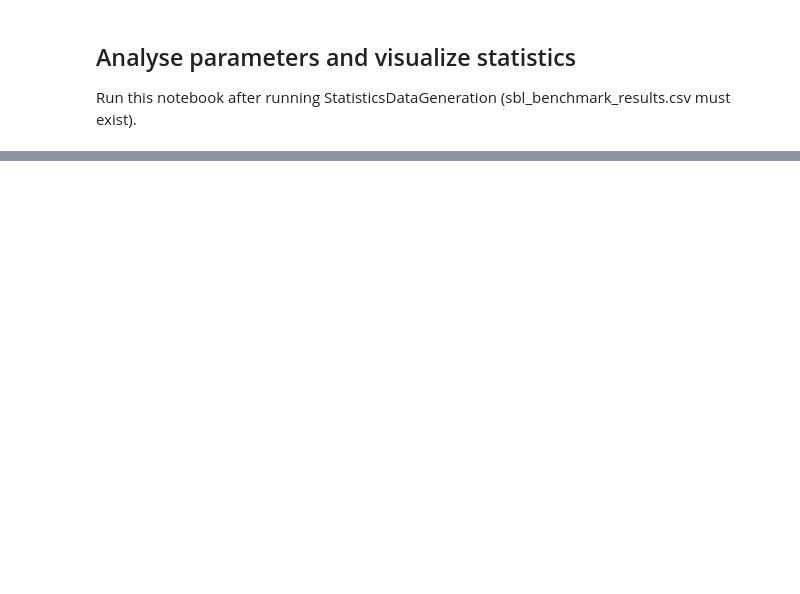
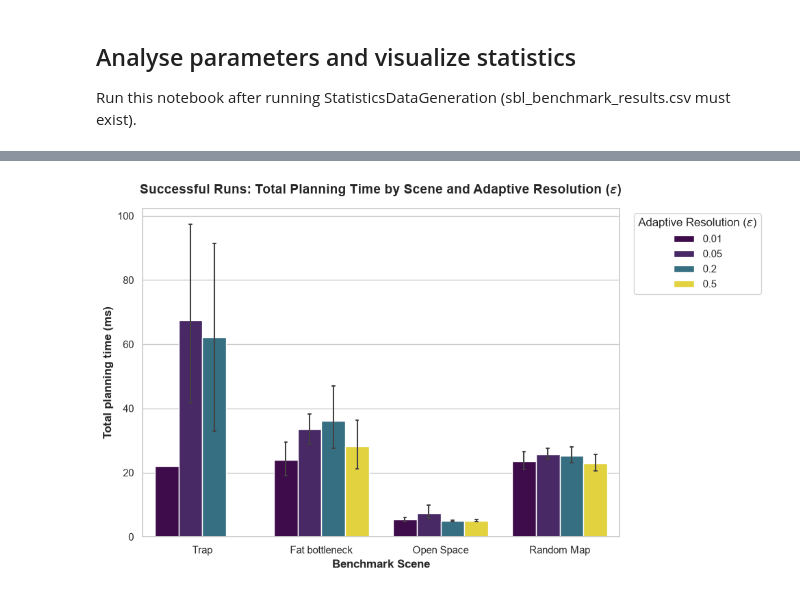
Before and after one commit to gabrielle-me/ikp-sbl, a Jupyter notebook: notebooks/ParametersStats.ipynb, the cells around one changed output, grey strips where cells are left out. Drawn from its saved outputs; the diff is of its cells as text; code cells hidden in the pictures; blank space fills up the shorter version.

```diff
--- a/notebooks/ParametersStats.ipynb
+++ b/notebooks/ParametersStats.ipynb
@@ -98,0 +154,36 @@ plt.show()
+# %%
+# Filter for successful runs
+success_df = df[df["Success"] == True].copy()
+
+# Convert to ms
+success_df["Plan_Time_ms"] = success_df["Plan_Time"] * 1000
+
+# 3. Set up plot theme
+plt.figure(figsize=(10, 6))
+sns.set_theme(style="whitegrid")
+
+# 4. Plot Planning Time grouped by Scene and Epsilon
+# Seaborn calculates mean success rate and adds error bars across all configs with the same Eta
+ax = sns.barplot(
+    data=success_df,
+    x="Scene",
+    y="Plan_Time_ms",
+    hue="Epsilon",
+    palette="viridis",
+    capsize=0.08,    # Adds caps to error bars
+    err_kws={'linewidth': 1.5}
+)
+
+# 5. Format labels and legend
+plt.title(r"Successful Runs: Total Planning Time by Scene and Adaptive Resolution ($\epsilon$)", fontsize=14, fontweight='bold', pad=15)
+plt.xlabel("Benchmark Scene", fontsize=12, fontweight='bold')
+plt.ylabel("Total planning time (ms)", fontsize=12, fontweight='bold')
+
+
+# Custom legend using raw string formatting to avoid syntax warnings
+plt.legend(title=r"Adaptive Resolution ($\epsilon$)", bbox_to_anchor=(1.02, 1), loc='upper left')
+
+plt.tight_layout()
+plt.show()
+# %% [output]
+[figure, added]
```
Also changed, not shown: parts of 16 cells of this notebook, 3 other files.
